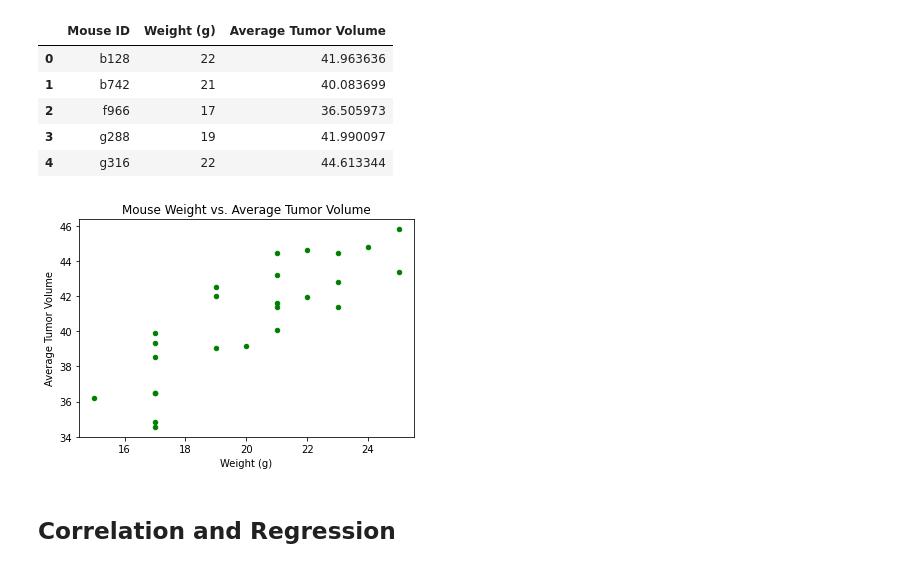
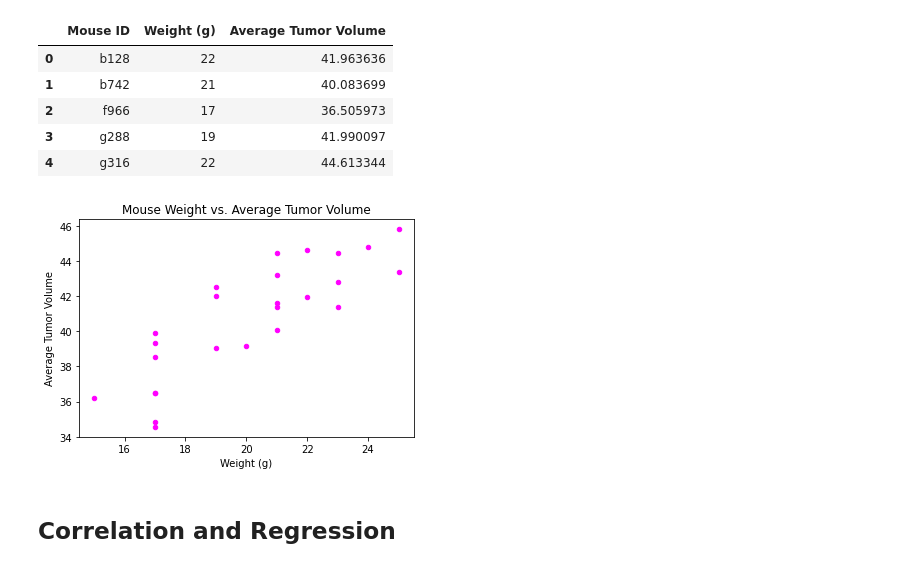
Before and after one commit to todd-tuchek/matplotlib-challenge, a Jupyter notebook: Pymaceuticals/pymaceuticals_starter.ipynb, the cells around one changed output. Drawn from its saved outputs; the diff is of its cells as text; code cells hidden in the pictures.

```diff
--- a/Pymaceuticals/pymaceuticals_starter.ipynb
+++ b/Pymaceuticals/pymaceuticals_starter.ipynb
@@ -345,10 +353,10 @@ average_tumor_volume.head()
 | 4 | g316 | 22 | 44.613344 |
 # %%
 #Create the Scatter plot of the above data
-average_tumor_volume.plot(kind="scatter", x="Weight (g)", y="Average Tumor Volume", figsize=(6,4), color="green", title="Mouse Weight vs. Average Tumor Volume")
+average_tumor_volume.plot(kind="scatter", x="Weight (g)", y="Average Tumor Volume", figsize=(6,4), color="magenta", title="Mouse Weight vs. Average Tumor Volume")
 plt.show()
 # %% [output]
-[figure, old version]
+[figure, new version]
 # %% [markdown]
 ## Correlation and Regression
 # %%
```
Also changed, not shown: parts of 6 cells of this notebook.
